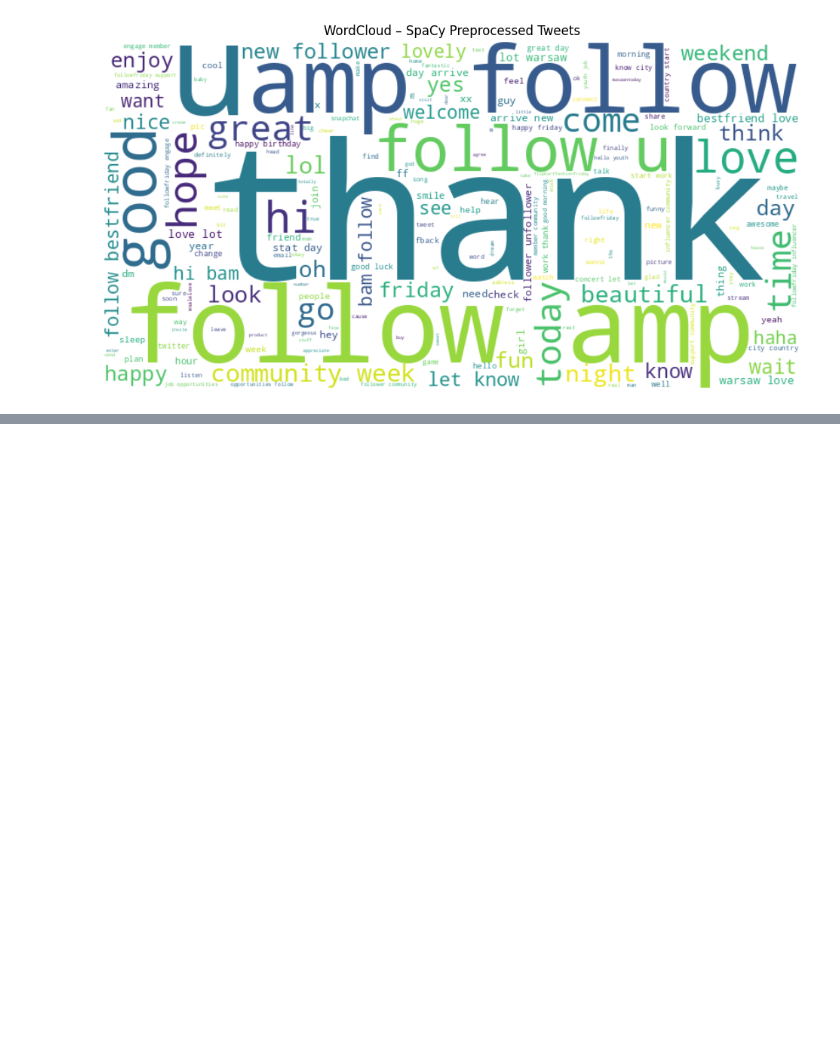
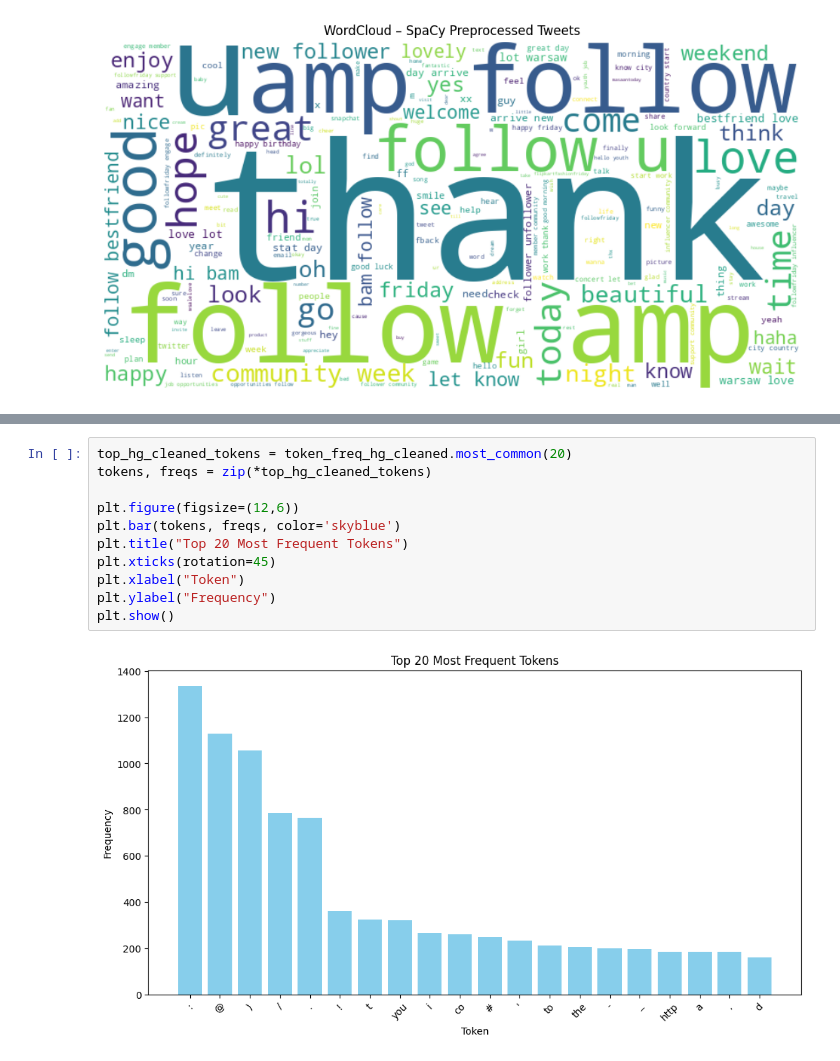
Before and after one commit to TarneemAlaa1/text-preprocessing-nlp, a Jupyter notebook: text-preprocessing-nlp.ipynb, the cells around one changed output, grey strips where cells are left out. Saved outputs shown, nothing was run; the diff lists cells and outputs as text; blank space fills up the shorter version.

```diff
--- a/text-preprocessing-nlp.ipynb
+++ b/text-preprocessing-nlp.ipynb
@@ -533,0 +595,13 @@ plt.show()
+# %%
+top_hg_cleaned_tokens = token_freq_hg_cleaned.most_common(20)
+tokens, freqs = zip(*top_hg_cleaned_tokens)
+
+plt.figure(figsize=(12,6))
+plt.bar(tokens, freqs, color='skyblue')
+plt.title("Top 20 Most Frequent Tokens")
+plt.xticks(rotation=45)
+plt.xlabel("Token")
+plt.ylabel("Frequency")
+plt.show()
+# %% [output]
+[figure, added]
```
Also changed, not shown: parts of 8 cells of this notebook.
